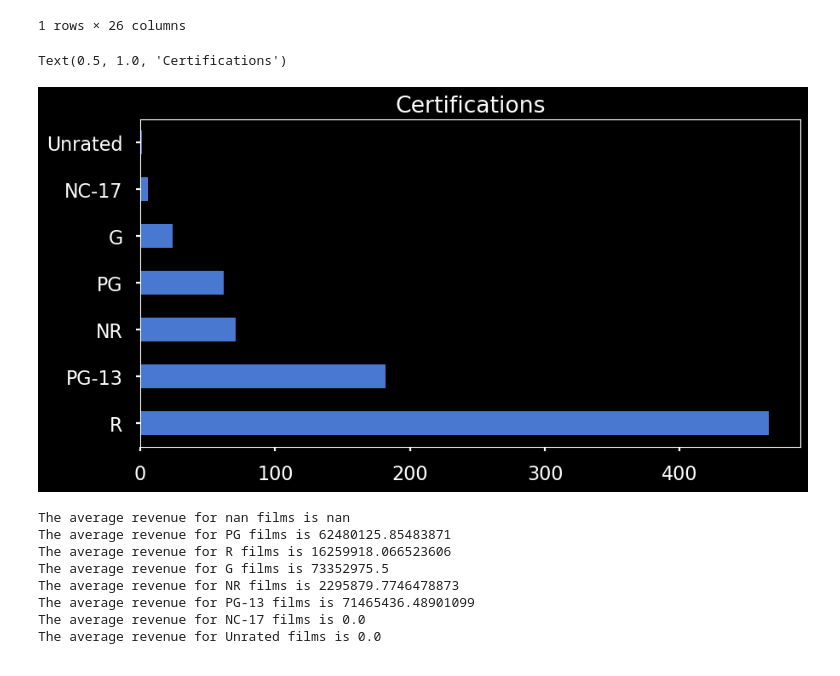
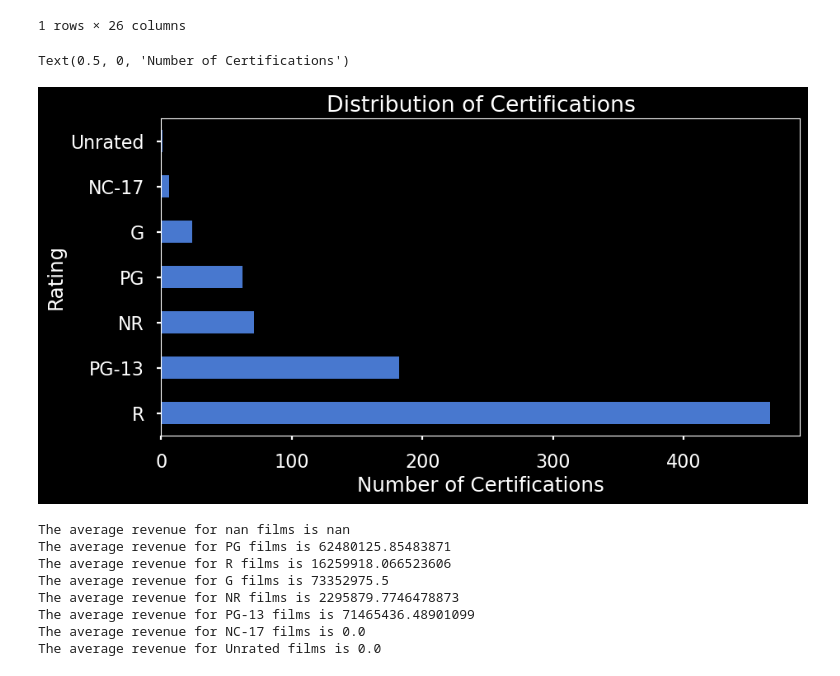
Before and after one commit to JamisonHunter/IMDB-Data-Analysis, a Jupyter notebook: imdb_data_exploration_j_hunter.ipynb, the cells around one changed output. Cells and saved outputs as stored; diff of their text form; code cells hidden in the pictures.

```diff
--- a/imdb_data_exploration_j_hunter.ipynb
+++ b/imdb_data_exploration_j_hunter.ipynb
@@ -141,13 +144,15 @@ df_tmdb[df_max]
 # setting the style for seaborn graphs
 plt.style.use(['dark_background','seaborn-muted', 'seaborn-poster'])
 # %%
-# generating a bar graph of income
+# generating a bar graph of certifications
 fig, ax = plt.subplots(figsize=(10,5))
 ax = df_tmdb["certification"].value_counts().plot(kind = "barh")
-ax.set_title("Certifications")
+ax.set_title("Distribution of Certifications")
+ax.set_ylabel("Rating")
+ax.set_xlabel("Number of Certifications")
 # %% [output]
-Text(0.5, 1.0, 'Certifications')
+Text(0.5, 0, 'Number of Certifications')
-[figure, old version]
+[figure, new version]
 # %%
 # writing a for loop in order to find the average of the data's certifications
 for i in df_tmdb["certification"].unique():
```
Also changed, not shown: parts of 1 cell of this notebook, 1 other file.
